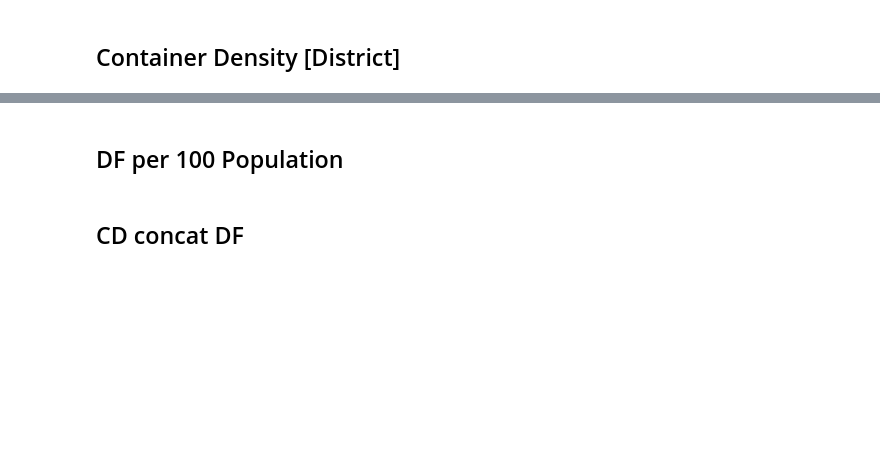
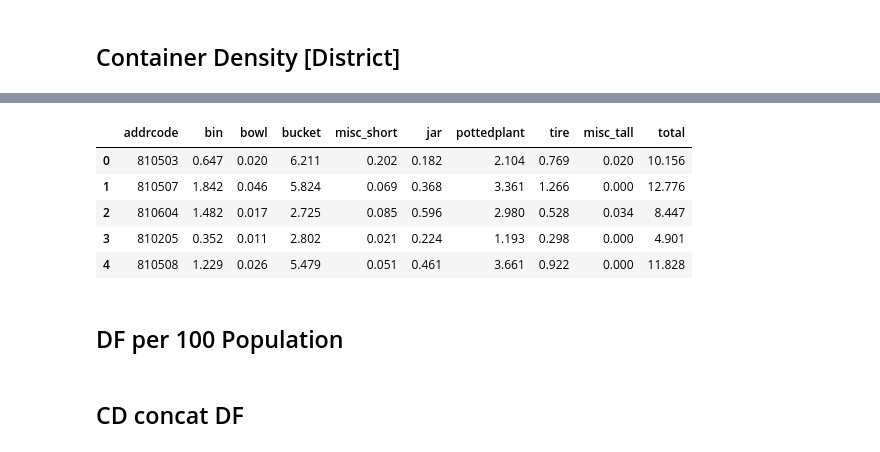
Before and after one commit to boonpakornn/dengue_data_statistic, a Jupyter notebook: Data Statistics.ipynb, the cells around one changed output, grey strips where cells are left out. Cells and saved outputs as stored; diff of their text form; code cells hidden in the pictures; blank space fills up the shorter version.

```diff
--- a/Data Statistics.ipynb
+++ b/Data Statistics.ipynb
@@ -900,0 +966,28 @@ df_cd.to_csv('CD_NST_dist.csv', encoding='utf-8')
+# %%
+df_cd['bin'] = df_cd['bin']/(df_cd['population']/100)
+df_cd['bin'] = df_cd['bin'].round(3)
+df_cd['bowl'] = df_cd['bowl']/(df_cd['population']/100)
+df_cd['bowl'] = df_cd['bowl'].round(3)
+df_cd['bucket'] = df_cd['bucket']/(df_cd['population']/100)
+df_cd['bucket'] = df_cd['bucket'].round(3)
+df_cd['misc_short'] = df_cd['misc_short']/(df_cd['population']/100)
+df_cd['misc_short'] = df_cd['misc_short'].round(3)
+df_cd['jar'] = df_cd['jar']/(df_cd['population']/100)
+df_cd['jar'] = df_cd['jar'].round(3)
+df_cd['pottedplant'] = df_cd['pottedplant']/(df_cd['population']/100)
+df_cd['pottedplant'] = df_cd['pottedplant'].round(3)
+df_cd['tire'] = df_cd['tire']/(df_cd['population']/100)
+df_cd['tire'] = df_cd['tire'].round(3)
+df_cd['misc_tall'] = df_cd['misc_tall']/(df_cd['population']/100)
+df_cd['misc_tall'] = df_cd['misc_tall'].round(3)
+df_cd['total'] = df_cd['total']/(df_cd['population']/100)
+df_cd['total'] = df_cd['total'].round(3)
+df_cd = df_cd.drop('population', axis =1)
+df_cd.head()
+# %% [output]
+|  | addrcode | bin | bowl | bucket | misc_short | jar | pottedplant | tire | misc_tall | total |
+| 0 | 810503 | 0.647 | 0.020 | 6.211 | 0.202 | 0.182 | 2.104 | 0.769 | 0.020 | 10.156 |
+| 1 | 810507 | 1.842 | 0.046 | 5.824 | 0.069 | 0.368 | 3.361 | 1.266 | 0.000 | 12.776 |
+| 2 | 810604 | 1.482 | 0.017 | 2.725 | 0.085 | 0.596 | 2.980 | 0.528 | 0.034 | 8.447 |
+| 3 | 810205 | 0.352 | 0.011 | 2.802 | 0.021 | 0.224 | 1.193 | 0.298 | 0.000 | 4.901 |
+| 4 | 810508 | 1.229 | 0.026 | 5.479 | 0.051 | 0.461 | 3.661 | 0.922 | 0.000 | 11.828 |
```
Also changed, not shown: parts of 40 cells of this notebook, 2 other files.
